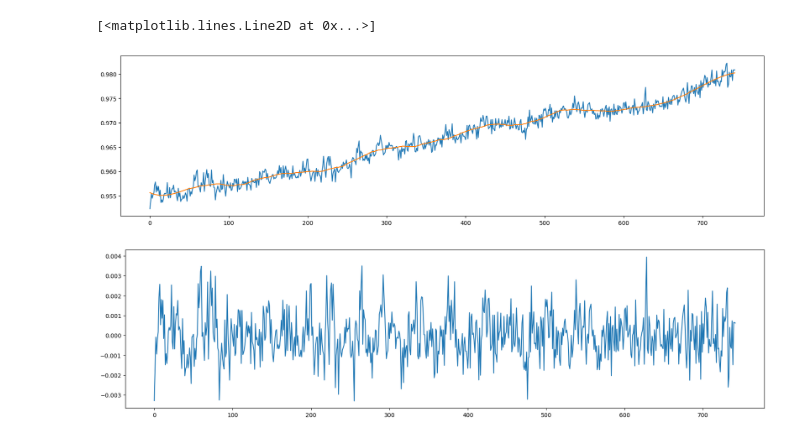
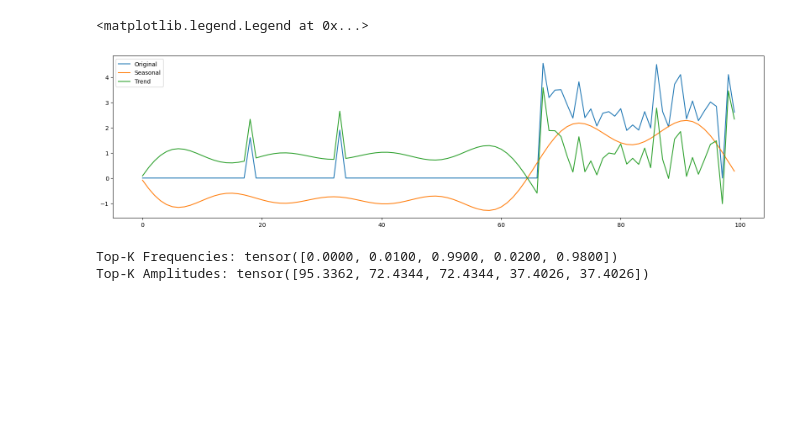
Before and after one commit to lhhhappy/Earthquake_predictor, a Jupyter notebook: dataset/dataset_test.ipynb, the cells around one changed output. Saved outputs shown, nothing was run; the diff lists cells and outputs as text; code cells hidden in the pictures; blank space fills up the shorter version.

```diff
--- a/dataset/dataset_test.ipynb
+++ b/dataset/dataset_test.ipynb
@@ -50,5 +87,5 @@ dict_keys(['log_energy_history', 'gnss_data_history', 'log_energy_future', 'eart
 # %%
-area = "California"
+area = 'Anchorage'
 data_area_path = data_path + area + "/"
 gnss_data = pd.read_csv(data_area_path + "gnss_data.csv", index_col=0, parse_dates=True, low_memory=False).map(parse_str_list)
 earthquake_data = pd.read_csv(data_area_path+"earthquake_data.csv", index_col=0, parse_dates=True)
@@ -58,10 +95,10 @@ es_geo_matrix = pd.read_csv(data_area_path+"es_geo_matrix.csv", index_col=0)
 es_sem_matrix = pd.read_csv(data_area_path+"es_sem_matrix.csv", index_col=0)
 gnss_geo_matrix = pd.read_csv(data_area_path+"gnss_geo_matrix.csv", index_col=0)
 # %%
-window_size = 140
+window_size = 1400
 forecast_horizon = 14
-geo_percentage = 0.3
-sem_percentage = 0.3
+geo_percentage = 0.2
+sem_percentage = 0.1
 dtw_delta = 10
 
 dataset_California = EarthquakeGNSSDataset(area=area,earthquake_data=earthquake_data,es_geo_matrix=es_geo_matrix,es_sem_matrix=es_sem_matrix,
@@ -118,8 +139,9 @@ def no_lag_filter(data, window_length=9, polyorder=3):
 # %%
+log_en_results = data["log_energy_history"].numpy()[:,6]
 plt.figure(figsize=(20,5))
 plt.plot(log_en_results)
 plt.plot(no_lag_filter(log_en_results))
 plt.figure(figsize=(20,5))
-plt.plot(log_en_results-no_lag_filter(log_en_results))
+plt.plot(log_en_results.reshape(-1)-no_lag_filter(log_en_results))
 # %% [output]
 [<matplotlib.lines.Line2D at 0x...>]
@@ -148,13 +150,63 @@ data_list = [i[3] for i in data if not np.isnan(i).all()]
+# %%
+import torch.nn as nn
+class DFT_series_decomp(nn.Module):
+    """
+    Series decomposition block
+    """
+
+    def __init__(self, top_k=5):
+        super(DFT_series_decomp, self).__init__()
+        self.top_k = top_k
+
+    def forward(self, x):
+        x = x.reshape(-1)
+        xf = torch.fft.rfft(x)
+        freq = abs(xf)
+        freq[0] = 0
+        top_k_freq, top_list = torch.topk(freq, self.top_k)
+        xf[freq <= top_k_freq.min()] = 0
+        x_season = torch.fft.irfft(xf)
+        x_trend = x - x_season
+        return x_season, x_trend
+dft = DFT_series_decomp(top_k=5)
+x = torch.tensor(log_en_results, dtype=torch.float32)
+x_season, x_trend = dft(x)
 # %%
 plt.figure(figsize=(20,5))
-plt.plot(data_list)
-plt.plot(no_lag_filter(data_list,window_length=101))
-plt.figure(figsize=(20,5))
-plt.plot(data_list-no_lag_filter(data_list,window_length=101))
+plt.plot(x, label="Original")
+plt.plot(x_season, label="Seasonal")
+plt.plot(x_trend, label="Trend")
+plt.legend()
 # %% [output]
-[<matplotlib.lines.Line2D at 0x...>]
+<matplotlib.legend.Legend at 0x...>
-[figure, old version]
+[figure, new version]
-[figure, removed]
+# %%
+import torch
+
+def compute_fft_top_k(tensor, K):
+
+    tensor = tensor.squeeze(-1)
+    fft_result = torch.fft.fft(tensor)
+
+    # 计算幅值（取实部和虚部的模）
+    amplitudes = torch.abs(fft_result)
+
+    # 获取幅值最高的前 K 个索引
+    top_k_indices = torch.topk(amplitudes, K).indices
+
+    # 提取对应的频率和幅值
+    top_k_frequencies = top_k_indices / len(tensor)  # 归一化到频率范围
+    top_k_amplitudes = amplitudes[top_k_indices]
+
+    return top_k_frequencies, top_k_amplitudes
+
+K = 5  # 选择前 K 个频率
+frequencies, amplitudes = compute_fft_top_k(torch.tensor(log_en_results), K)
+print("Top-K Frequencies:", frequencies)
+print("Top-K Amplitudes:", amplitudes)
+# %% [output]
+Top-K Frequencies: tensor([0.0000, 0.0100, 0.9900, 0.0200, 0.9800])
+Top-K Amplitudes: tensor([95.3362, 72.4344, 72.4344, 37.4026, 37.4026])
 # %%
 for key in dataset_California[0]:
     print(key,dataset_California[0][key].shape)
```
Also changed, not shown: parts of 28 cells of this notebook, 5 other files.
